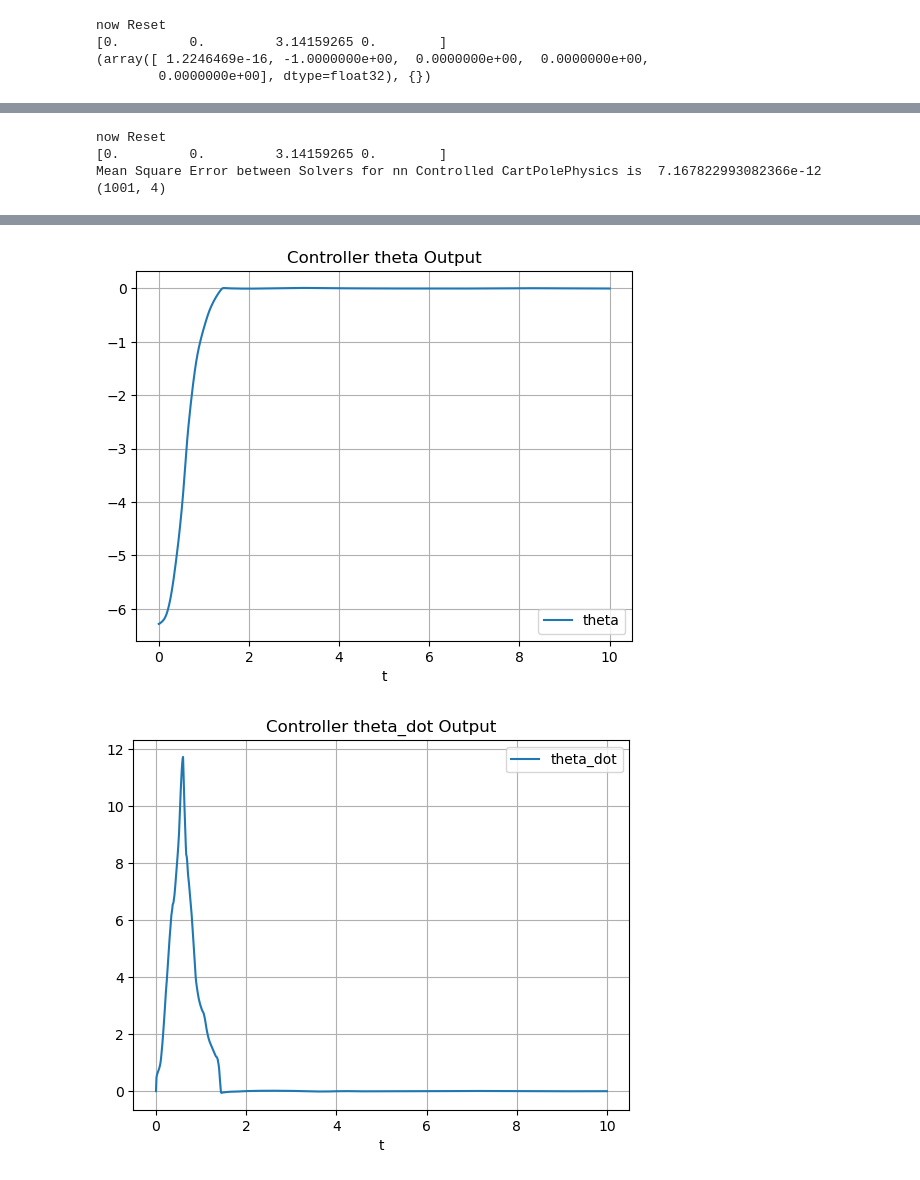
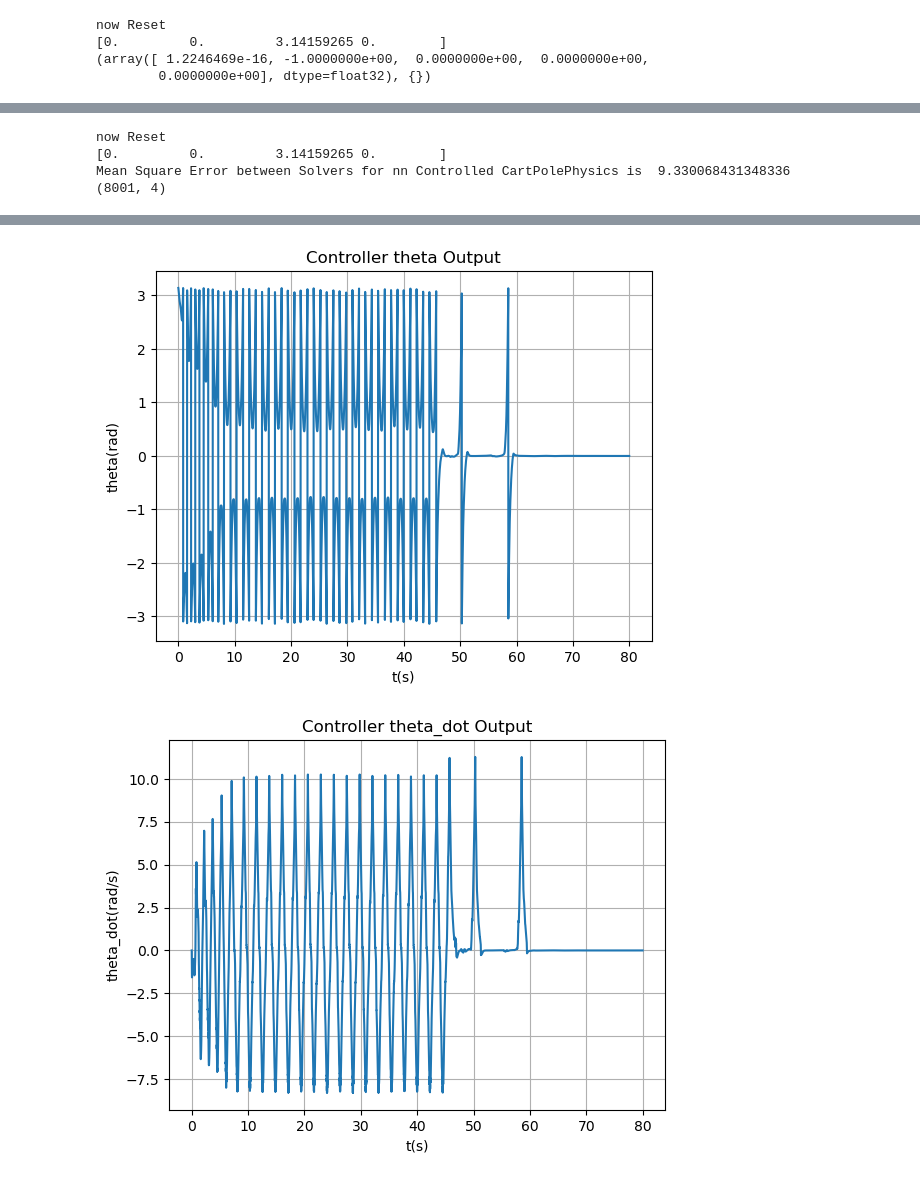
Before and after one commit to Sanchez-Jupiter/GEARS, a Jupyter notebook: Copy_of_save_baseline_result.ipynb, the cells around one changed output, grey strips where cells are left out. Cells and saved outputs as stored; diff of their text form; code cells hidden in the pictures.

```diff
--- a/Copy_of_save_baseline_result.ipynb
+++ b/Copy_of_save_baseline_result.ipynb
@@ -163,7 +163,7 @@ x0, x_dot0, cos0, sin0, theta_dot0,  = obs0[0]
 theta0 = np.arctan2(sin0, cos0)
 h_in = .01 #This is the step size.
 x_in = np.array((x0, x_dot0, theta0, theta_dot0), dtype=np.float32).flatten()
-t0 = 0; tf = 10;
+t0 = 0; tf = 80;
 
 # t0 = 0; tf = balance_time;
 
@@ -351,6 +351,7 @@ def RK4_withCtrl(rhs, x0, h, tspan, p, Wb):
         k4 = rhs(t = t[i] + h, z=z[i,:] + h * k3, Vm=Vm[i,:], p = p)
 
         z[i+1,:] = z[i,:] + h/6 * (k1 + 2 * k2 + 2 * k3 + k4)
+        z[i+1,2] = np.arctan2(np.sin(z[i+1,2]), np.cos(z[i+1,2]))
         # Vm[i+1] = nn_Control(x=z[i+1,:], Wb = Wb )
         position, velocity, angle, angular_velocity = z[i+1, :]
         nn_input = np.array((position, velocity, np.cos(angle), np.sin(angle), angular_velocity), dtype=np.float32) # control input obs ((x, x_dot, np.cos(theta), np.sin(theta), theta_dot))
@@ -429,7 +430,7 @@ obs0 = env.reset()
 x0, x_dot0, cos0, sin0, theta_dot0,  = obs0[0]
 theta0 = np.arctan2(sin0, cos0)
 h_in = .01 #This is the step size.
-x_in = np.array((x0, x_dot0, theta0 - 2 * 3.1415926, theta_dot0), dtype=np.float32).flatten()
+x_in = np.array((x0, x_dot0, theta0 + 3.1415926, theta_dot0), dtype=np.float32).flatten()
 
 (t,nn_controlled_sesip_odeint) = sol_ivp_withControl(dyn_sys=CartPolePhysics , p = p_system, x0 = x_in, h = h_in, Wb=Wb)
 (nn_controlled_sesip_RK4, voltages) = RK4_withCtrl(rhs=CartPolePhysics,
@@ -444,8 +445,9 @@ print('Mean Square Error between Solvers for nn Controlled CartPolePhysics is ',
 
 print(nn_controlled_sesip_RK4.shape)
 plt.plot(t, nn_controlled_sesip_RK4[:, 0], label = name_of_vars[0])
-plt.xlabel('t')
-plt.legend()
+plt.xlabel('t(s)')
+plt.ylabel('x(m)')
+#plt.legend()
 plt.title('Controller x Output')
 plt.grid()
 # plt.ylim((-0.25, 0.5))
@@ -453,8 +455,9 @@ plt.show()
 
 
 plt.plot(t, nn_controlled_sesip_RK4[:, 1], label = name_of_vars[1])
-plt.xlabel('t')
-plt.legend()
+plt.xlabel('t(s)')
+plt.ylabel('x_dot(m/s)')
+#plt.legend()
 plt.title('Controller x_dot Output')
 plt.grid()
 # plt.ylim((-0.25, 0.5))
@@ -462,8 +465,9 @@ plt.show()
 
 
 plt.plot(t, nn_controlled_sesip_RK4[:, 2], label = name_of_vars[2])
-plt.xlabel('t')
-plt.legend()
+plt.xlabel('t(s)')
+plt.ylabel('theta(rad)')
+#plt.legend()
 plt.title('Controller theta Output')
 plt.grid()
 # plt.ylim((-0.25, 0.5))
@@ -471,16 +475,18 @@ plt.show()
 
 
 plt.plot(t, nn_controlled_sesip_RK4[:, 3], label = name_of_vars[3])
-plt.xlabel('t')
-plt.legend()
+plt.xlabel('t(s)')
+plt.ylabel('theta_dot(rad/s)')
+#plt.legend()
 plt.title('Controller theta_dot Output')
 plt.grid()
 # plt.ylim((-0.25, 0.5))
 plt.show()
 
 plt.plot(t, voltages, label = 'voltage')
-plt.xlabel('t')
-plt.legend()
+plt.xlabel('t(s)')
+plt.ylabel('Voltage(V)')
+#plt.legend()
 plt.title('Controller Voltage Output')
 plt.grid()
 # plt.ylim((-0.25, 0.5))
@@ -488,5 +494,5 @@ plt.show()
 # %% [output]
 now Reset
 [0.         0.         3.14159265 0.        ]
-Mean Square Error between Solvers for nn Controlled CartPolePhysics is  7.167822993082366e-12
-(1001, 4)
+Mean Square Error between Solvers for nn Controlled CartPolePhysics is  9.330068431348336
+(8001, 4)
@@ -495,2 +501,2 @@ Mean Square Error between Solvers for nn Controlled CartPolePhysics is  7.167822
-[figure, old version]
+[figure, new version]
-[figure, old version]
+[figure, new version]
```
Also changed, not shown: parts of 3 cells of this notebook, 6 other files.
